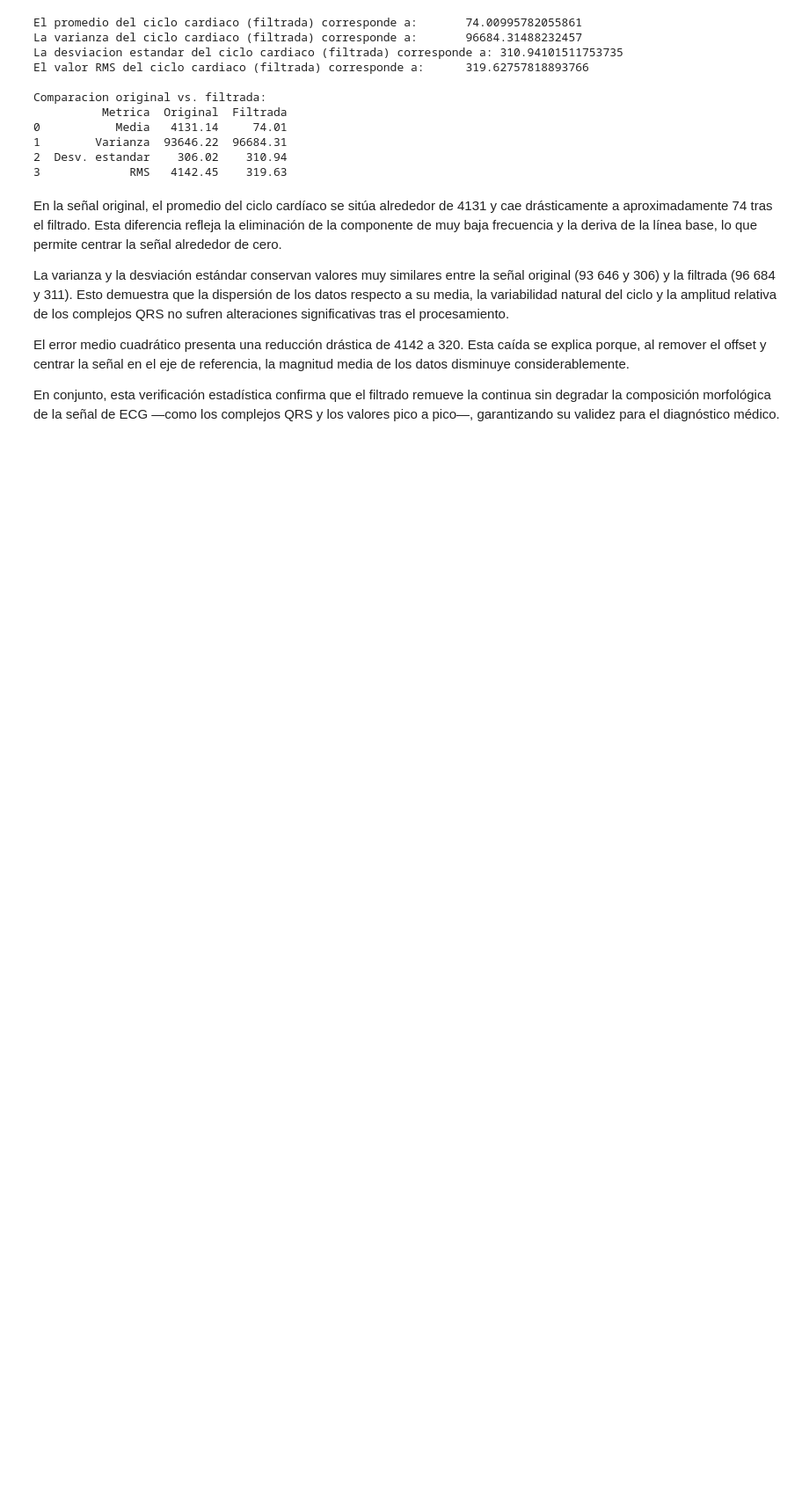
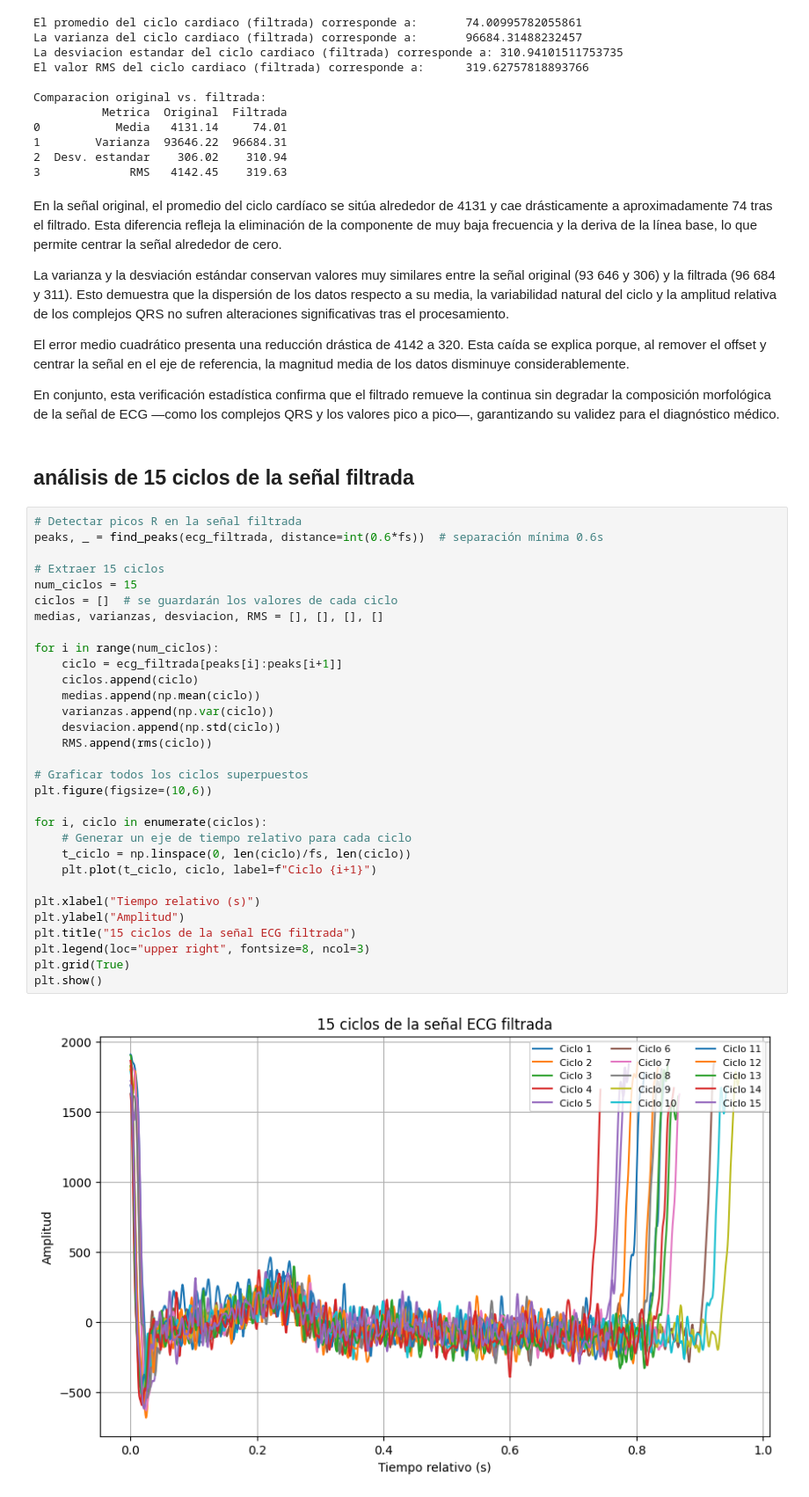
Before and after one commit to Juliana051319/Laboratorio_Biosenales_V4-6pm, a Jupyter notebook: práctica2/parte1.ipynb, the cells around one changed output. Shown at 88% size. Drawn from its saved outputs; the diff is of its cells as text; blank space fills up the shorter version.

```diff
--- a/práctica2/parte1.ipynb
+++ b/práctica2/parte1.ipynb
@@ -208,3 +216,38 @@ La varianza y la desviación estándar conservan valores muy similares entre la
 El error medio cuadrático presenta una reducción drástica de 4142 a 320. Esta caída se explica porque, al remover el offset y centrar la señal en el eje de referencia, la magnitud media de los datos disminuye considerablemente.
 
 En conjunto, esta verificación estadística confirma que el filtrado remueve la continua sin degradar la composición morfológica de la señal de ECG —como los complejos QRS y los valores pico a pico—, garantizando su validez para el diagnóstico médico.
+# %% [markdown]
+## análisis de 15 ciclos de la señal filtrada
+# %%
+# Detectar picos R en la señal filtrada
+peaks, _ = find_peaks(ecg_filtrada, distance=int(0.6*fs))  # separación mínima 0.6s
+
+# Extraer 15 ciclos
+num_ciclos = 15
+ciclos = []  # se guardarán los valores de cada ciclo
+medias, varianzas, desviacion, RMS = [], [], [], []
+
+for i in range(num_ciclos):
+    ciclo = ecg_filtrada[peaks[i]:peaks[i+1]]
+    ciclos.append(ciclo)
+    medias.append(np.mean(ciclo))
+    varianzas.append(np.var(ciclo))
+    desviacion.append(np.std(ciclo))
+    RMS.append(rms(ciclo))
+
+# Graficar todos los ciclos superpuestos
+plt.figure(figsize=(10,6))
+
+for i, ciclo in enumerate(ciclos):
+    # Generar un eje de tiempo relativo para cada ciclo
+    t_ciclo = np.linspace(0, len(ciclo)/fs, len(ciclo))
+    plt.plot(t_ciclo, ciclo, label=f"Ciclo {i+1}")
+
+plt.xlabel("Tiempo relativo (s)")
+plt.ylabel("Amplitud")
+plt.title("15 ciclos de la señal ECG filtrada")
+plt.legend(loc="upper right", fontsize=8, ncol=3)
+plt.grid(True)
+plt.show()
+# %% [output]
+[figure, added]
```
Also changed, not shown: parts of 14 cells of this notebook.
